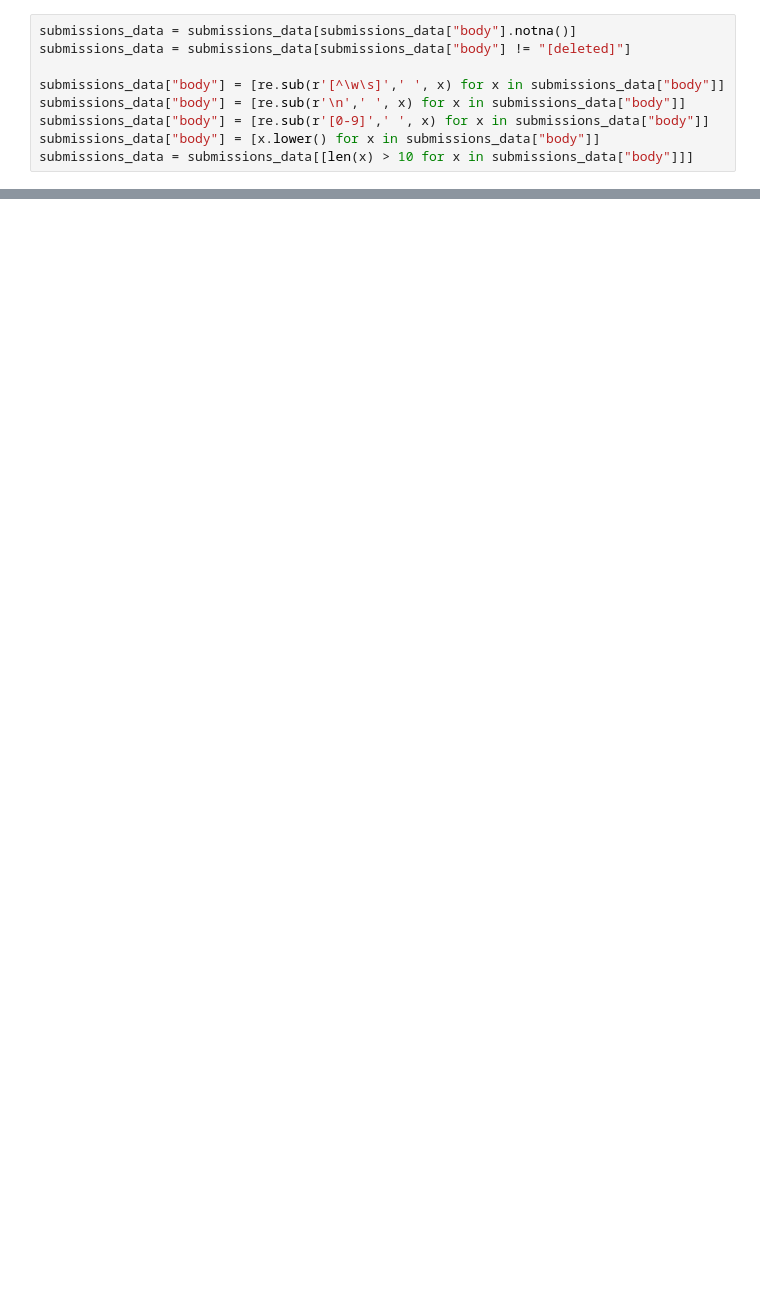
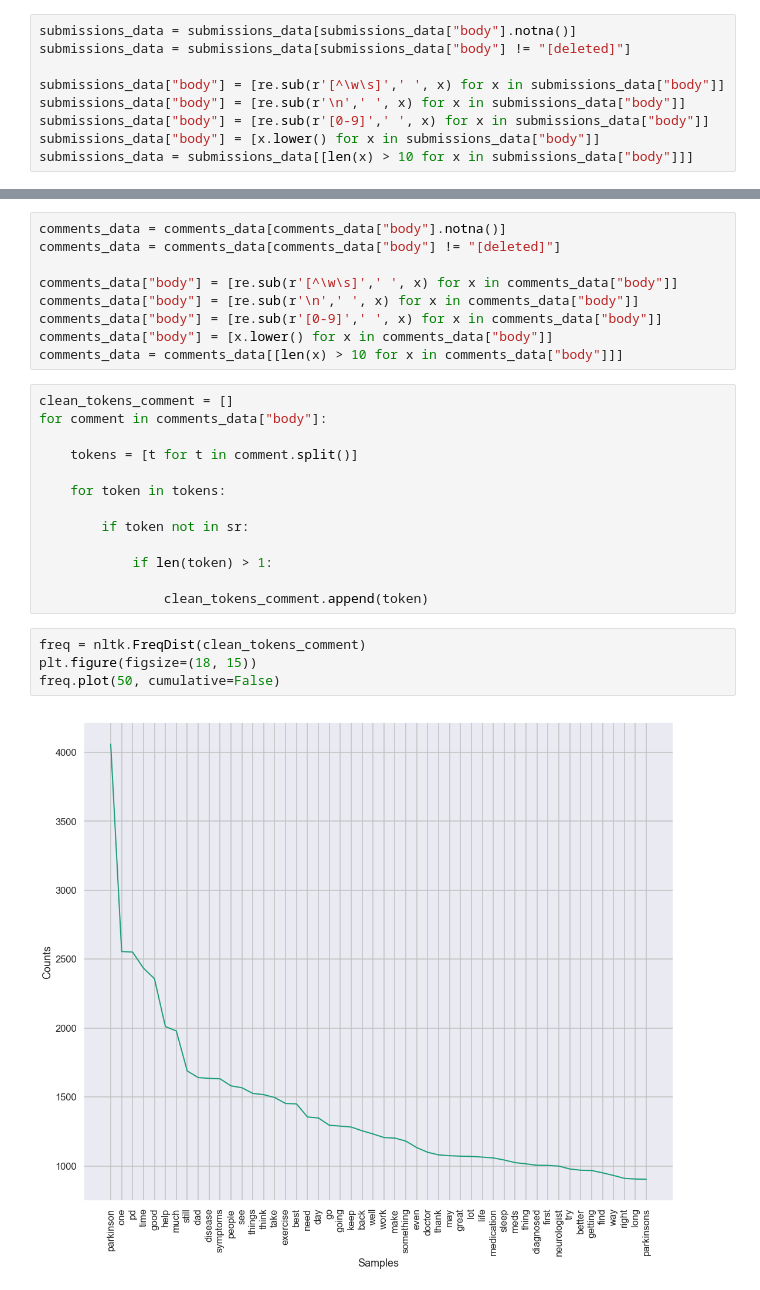
Before and after one commit to ipdgc/Sentiment-in-PD-Progression, a Jupyter notebook: cleaning_and_sentiment.ipynb, the cells around one changed output, grey strips where cells are left out. Saved outputs shown, nothing was run; the diff lists cells and outputs as text; blank space fills up the shorter version.

```diff
--- a/cleaning_and_sentiment.ipynb
+++ b/cleaning_and_sentiment.ipynb
@@ -50,0 +102,28 @@ freq.plot(50, cumulative=False)
+# %%
+comments_data = comments_data[comments_data["body"].notna()]
+comments_data = comments_data[comments_data["body"] != "[deleted]"]
+
+comments_data["body"] = [re.sub(r'[^\w\s]',' ', x) for x in comments_data["body"]]
+comments_data["body"] = [re.sub(r'\n',' ', x) for x in comments_data["body"]]
+comments_data["body"] = [re.sub(r'[0-9]',' ', x) for x in comments_data["body"]]
+comments_data["body"] = [x.lower() for x in comments_data["body"]]
+comments_data = comments_data[[len(x) > 10 for x in comments_data["body"]]]
+# %%
+clean_tokens_comment = []
+for comment in comments_data["body"]:
+
+    tokens = [t for t in comment.split()]
+
+    for token in tokens:
+
+        if token not in sr:
+
+            if len(token) > 1:
+
+                clean_tokens_comment.append(token)
+# %%
+freq = nltk.FreqDist(clean_tokens_comment)
+plt.figure(figsize=(18, 15))
+freq.plot(50, cumulative=False)
+# %% [output]
+[figure, added]
```
Also changed, not shown: parts of 24 cells of this notebook, 3 other files.
